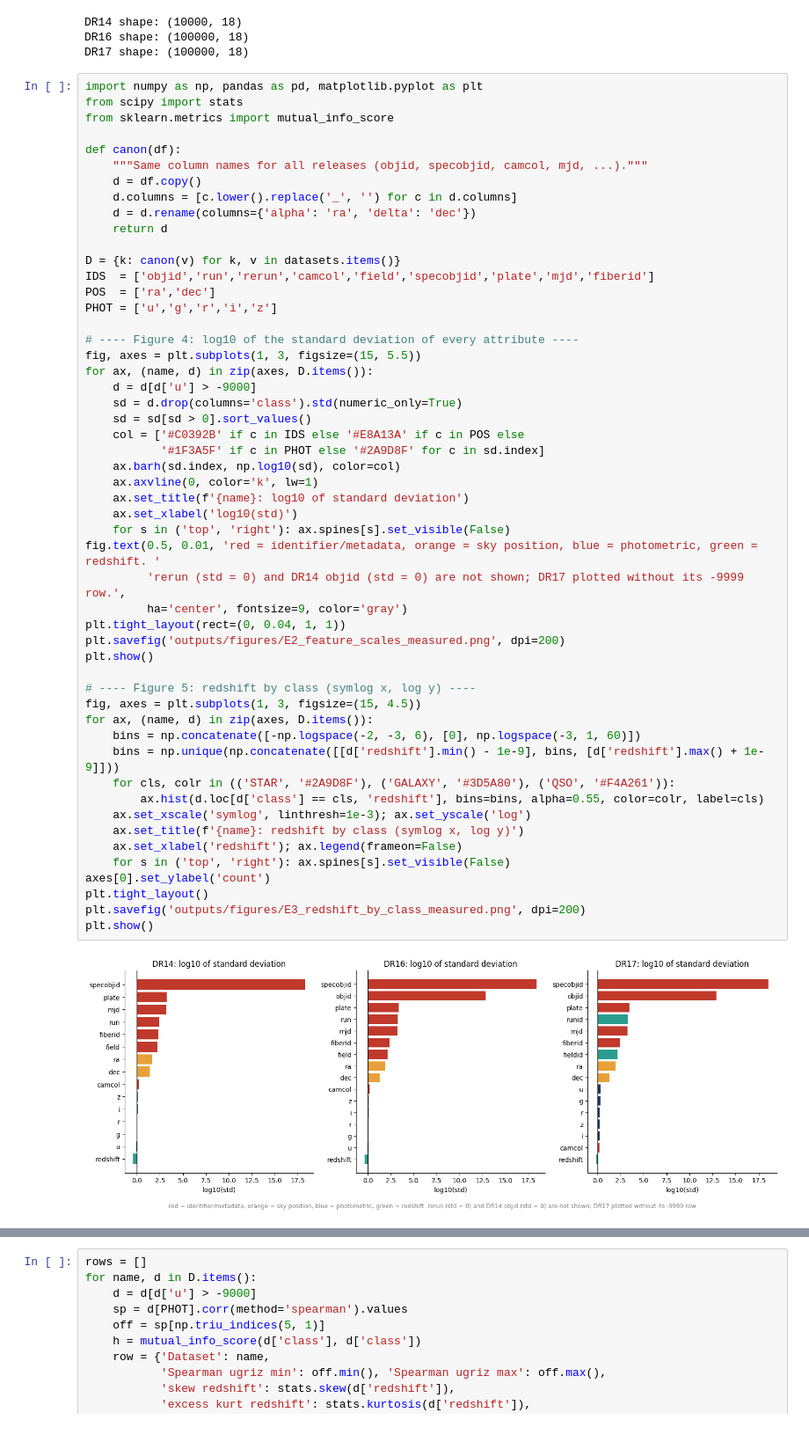
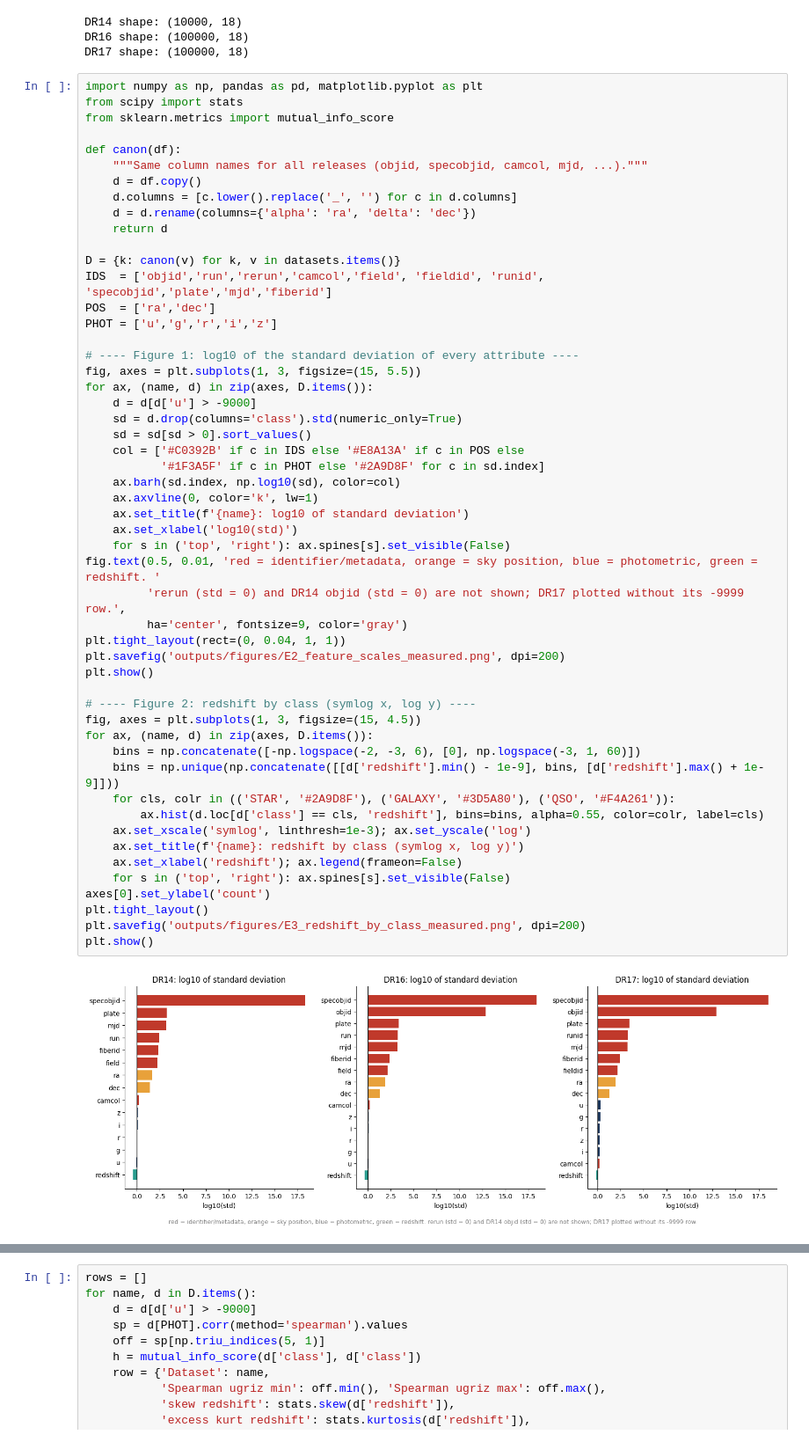
Before and after one commit to AnushkaIsuranga/Research_Review-Solorio-Ram-rez_et_al.-2023-, a Jupyter notebook: baseline_model.ipynb, the cells around one changed output, grey strips where cells are left out. Shown at 88% size. Saved outputs shown, nothing was run; the diff lists cells and outputs as text.

```diff
--- a/baseline_model.ipynb
+++ b/baseline_model.ipynb
@@ -42,11 +42,11 @@ def canon(df):
     return d
 
 D = {k: canon(v) for k, v in datasets.items()}
-IDS  = ['objid','run','rerun','camcol','field','specobjid','plate','mjd','fiberid']
+IDS  = ['objid','run','rerun','camcol','field', 'fieldid', 'runid', 'specobjid','plate','mjd','fiberid']
 POS  = ['ra','dec']
 PHOT = ['u','g','r','i','z']
 
-# ---- Figure 4: log10 of the standard deviation of every attribute ----
+# ---- Figure 1: log10 of the standard deviation of every attribute ----
 fig, axes = plt.subplots(1, 3, figsize=(15, 5.5))
 for ax, (name, d) in zip(axes, D.items()):
     d = d[d['u'] > -9000]
@@ -54,35 +54,35 @@ for ax, (name, d) in zip(axes, D.items()):
     sd = sd[sd > 0].sort_values()
     col = ['#C0392B' if c in IDS else '#E8A13A' if c in POS else
            '#1F3A5F' if c in PHOT else '#2A9D8F' for c in sd.index]
     ax.barh(sd.index, np.log10(sd), color=col)
     ax.axvline(0, color='k', lw=1)
     ax.set_title(f'{name}: log10 of standard deviation')
     ax.set_xlabel('log10(std)')
     for s in ('top', 'right'): ax.spines[s].set_visible(False)
 fig.text(0.5, 0.01, 'red = identifier/metadata, orange = sky position, blue = photometric, green = redshift. '
          'rerun (std = 0) and DR14 objid (std = 0) are not shown; DR17 plotted without its -9999 row.',
          ha='center', fontsize=9, color='gray')
 plt.tight_layout(rect=(0, 0.04, 1, 1))
 plt.savefig('outputs/figures/E2_feature_scales_measured.png', dpi=200)
 plt.show()
 
-# ---- Figure 5: redshift by class (symlog x, log y) ----
+# ---- Figure 2: redshift by class (symlog x, log y) ----
 fig, axes = plt.subplots(1, 3, figsize=(15, 4.5))
 for ax, (name, d) in zip(axes, D.items()):
     bins = np.concatenate([-np.logspace(-2, -3, 6), [0], np.logspace(-3, 1, 60)])
     bins = np.unique(np.concatenate([[d['redshift'].min() - 1e-9], bins, [d['redshift'].max() + 1e-9]]))
     for cls, colr in (('STAR', '#2A9D8F'), ('GALAXY', '#3D5A80'), ('QSO', '#F4A261')):
         ax.hist(d.loc[d['class'] == cls, 'redshift'], bins=bins, alpha=0.55, color=colr, label=cls)
     ax.set_xscale('symlog', linthresh=1e-3); ax.set_yscale('log')
     ax.set_title(f'{name}: redshift by class (symlog x, log y)')
     ax.set_xlabel('redshift'); ax.legend(frameon=False)
     for s in ('top', 'right'): ax.spines[s].set_visible(False)
 axes[0].set_ylabel('count')
 plt.tight_layout()
 plt.savefig('outputs/figures/E3_redshift_by_class_measured.png', dpi=200)
 plt.show()
 # %% [output]
-[figure, old version]
+[figure, new version]
 [figure]
 # %%
 rows = []
```
Also changed, not shown: parts of 1 cell of this notebook, 3 other files.
